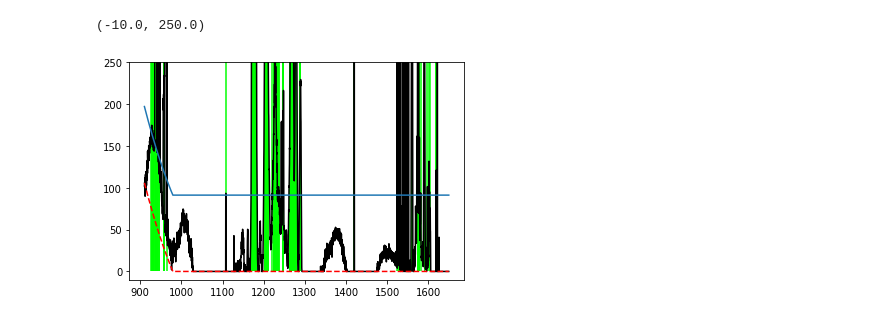
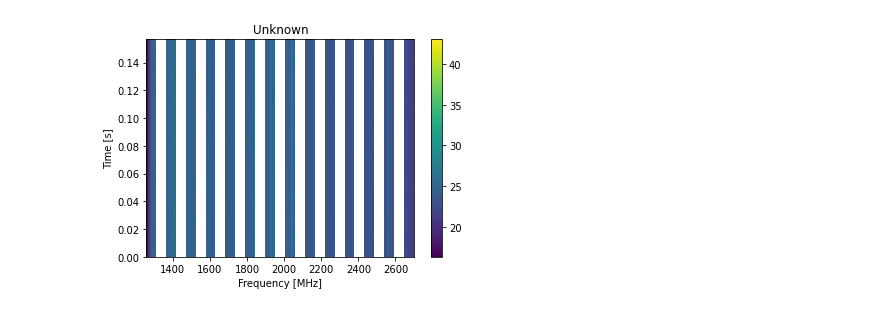
Before and after one commit to ZaynAmell/result, a Jupyter notebook: test_2.ipynb, the cells around one changed output. Saved outputs shown, nothing was run; the diff lists cells and outputs as text; code cells hidden in the pictures.

```diff
--- a/test_2.ipynb
+++ b/test_2.ipynb
@@ -104,16 +26,4 @@ plt.ylim(-100,500)
-# %%
-f,p,base=rfi.base(w)
-test=rfi.rfi_range(w,multi=0.40)
-plt.plot(f,p,'k',label='Power')
-plt.plot(f,base,'r--',label='Baseline')
-for i in test:
-    if i[1]-i[0]>w.header['foff']:
-        plt.bar((i[1]+i[0])/2,np.amax(p-base),width=i[1]-i[0],color='lime')
-    else:
-        plt.vlines(i[0],0,np.amax(p-base),'lime')
-thres=(p-base).std()*0.04
-plt.plot(f,base+thres)
-plt.ylim(-10,250)
-# %% [output]
-(-10.0, 250.0)
-[figure, removed]
+# %%
+w.plot_waterfall()
+# %% [output]
+[figure, added]
```
Also changed, not shown: parts of 13 cells of this notebook, 1 other file.
